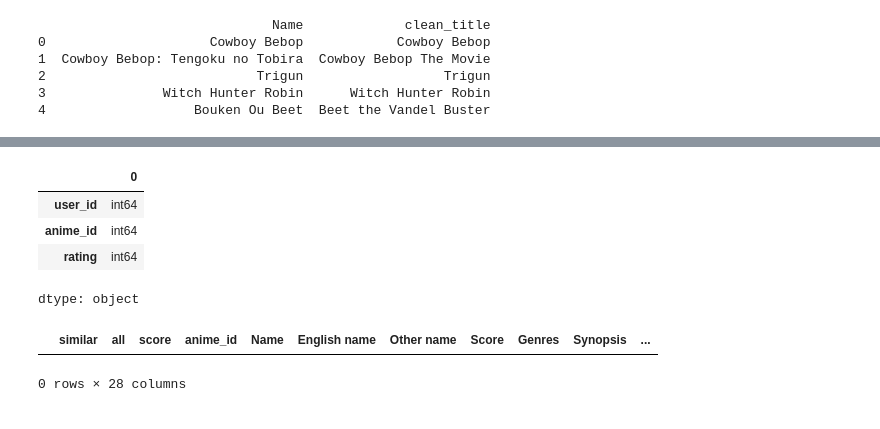
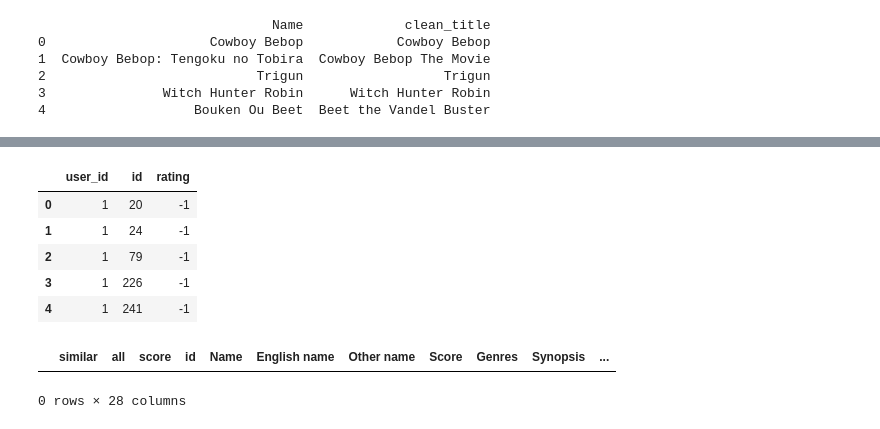
Before and after one commit to yabdlle/series-recommender, a Jupyter notebook: anime_recommender.ipynb, the cells around one changed output, grey strips where cells are left out. Saved outputs shown, nothing was run; the diff lists cells and outputs as text; code cells hidden in the pictures.

```diff
--- a/anime_recommender.ipynb
+++ b/anime_recommender.ipynb
@@ -30,3 +25,11 @@ from sklearn.feature_extraction.text import TfidfVectorizer
 vectorizer = TfidfVectorizer(ngram_range=(1,2))
 
 tfidf = vectorizer.fit_transform(anime["clean_title"])
+# %%
+import pandas as pd
+import matplotlib.pyplot as plt
+import re
+anime = pd.read_csv("anime-dataset-2023.csv")
+anime.rename(columns={'anime_id': 'id'}, inplace=True)
+
+anime.head()
@@ -76,13 +98,15 @@ Text(value='', description='Anime Name:')
 # %%
 
 ratings = pd.read_csv("rating.csv")
 animeID = 21
-animes = anime[anime["anime_id"] == animeID]
-ratings.dtypes
+ratings.rename(columns={'anime_id': 'id'}, inplace=True)
+animes = anime[anime["id"] == animeID]
+ratings.head()
 # %% [output]
-|  | 0 |
-| user_id | int64 |
-| anime_id | int64 |
-| rating | int64 |
+|  | user_id | id | rating |
+| 0 | 1 | 20 | -1 |
+| 1 | 1 | 24 | -1 |
+| 2 | 1 | 79 | -1 |
+| 3 | 1 | 226 | -1 |
+| 4 | 1 | 241 | -1 |
-dtype: object
 # %%
@@ -102,8 +126,8 @@ rec_percentages["score"] = rec_percentages["similar"] / rec_percentages["all"]
 
 rec_percentages = rec_percentages.sort_values("score", ascending=False)
 
-rec_percentages.head(10).merge(anime, left_index=True, right_on="anime_id")
+rec_percentages.head(10).merge(anime, left_index=True, right_on="id")
 # %% [output]
-|  | similar | all | score | anime_id | Name | English name | Other name | Score | Genres | Synopsis | ... |
+|  | similar | all | score | id | Name | English name | Other name | Score | Genres | Synopsis | ... |
 0 rows × 28 columns
 # %%
```
Also changed, not shown: parts of 9 cells of this notebook.
